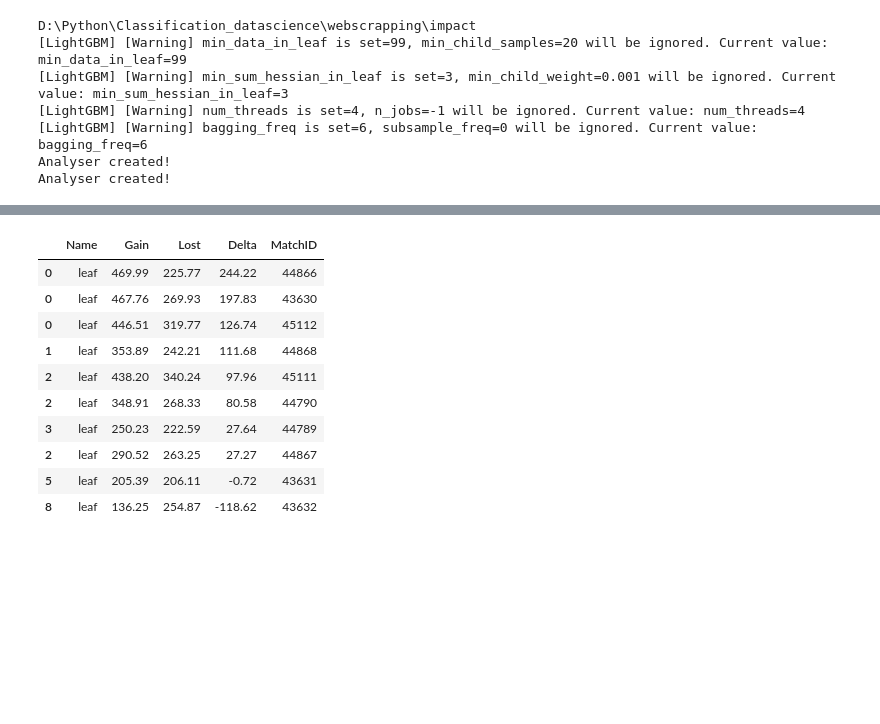
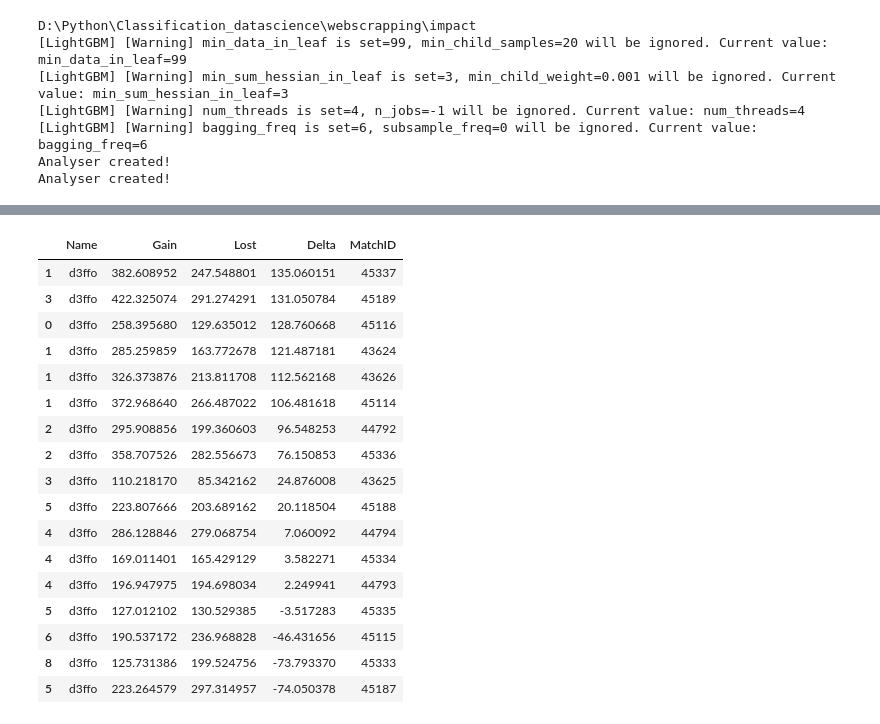
Before and after one commit to mateusb12/valorant_impact, a Jupyter notebook: webscrapping/impact/player_impact_notebook.ipynb, the cells around one changed output, grey strips where cells are left out. Saved outputs shown, nothing was run; the diff lists cells and outputs as text; code cells hidden in the pictures; blank space fills up the shorter version.

```diff
--- a/webscrapping/impact/player_impact_notebook.ipynb
+++ b/webscrapping/impact/player_impact_notebook.ipynb
@@ -11,5 +11,5 @@ D:\Python\Classification_datascience\webscrapping\impact
 Analyser created!
 Analyser created!
 # %%
-pi.get_player_impact_throughout_all_matches("leaf")
+pi.get_player_impact_throughout_all_matches("d3ffo")
 # %% [output]
@@ -36,11 +33,18 @@ Elapsed → 9s | Time per match → 0.14s | Remaining time → 0:00:00 | ETA →
 |  | Name | Gain | Lost | Delta | MatchID |
-| 0 | leaf | 469.99 | 225.77 | 244.22 | 44866 |
-| 0 | leaf | 467.76 | 269.93 | 197.83 | 43630 |
-| 0 | leaf | 446.51 | 319.77 | 126.74 | 45112 |
-| 1 | leaf | 353.89 | 242.21 | 111.68 | 44868 |
-| 2 | leaf | 438.20 | 340.24 | 97.96 | 45111 |
-| 2 | leaf | 348.91 | 268.33 | 80.58 | 44790 |
-| 3 | leaf | 250.23 | 222.59 | 27.64 | 44789 |
-| 2 | leaf | 290.52 | 263.25 | 27.27 | 44867 |
-| 5 | leaf | 205.39 | 206.11 | -0.72 | 43631 |
-| 8 | leaf | 136.25 | 254.87 | -118.62 | 43632 |
+| 1 | d3ffo | 382.608952 | 247.548801 | 135.060151 | 45337 |
+| 3 | d3ffo | 422.325074 | 291.274291 | 131.050784 | 45189 |
+| 0 | d3ffo | 258.395680 | 129.635012 | 128.760668 | 45116 |
+| 1 | d3ffo | 285.259859 | 163.772678 | 121.487181 | 43624 |
+| 1 | d3ffo | 326.373876 | 213.811708 | 112.562168 | 43626 |
+| 1 | d3ffo | 372.968640 | 266.487022 | 106.481618 | 45114 |
+| 2 | d3ffo | 295.908856 | 199.360603 | 96.548253 | 44792 |
+| 2 | d3ffo | 358.707526 | 282.556673 | 76.150853 | 45336 |
+| 3 | d3ffo | 110.218170 | 85.342162 | 24.876008 | 43625 |
+| 5 | d3ffo | 223.807666 | 203.689162 | 20.118504 | 45188 |
+| 4 | d3ffo | 286.128846 | 279.068754 | 7.060092 | 44794 |
+| 4 | d3ffo | 169.011401 | 165.429129 | 3.582271 | 45334 |
+| 4 | d3ffo | 196.947975 | 194.698034 | 2.249941 | 44793 |
+| 5 | d3ffo | 127.012102 | 130.529385 | -3.517283 | 45335 |
+| 6 | d3ffo | 190.537172 | 236.968828 | -46.431656 | 45115 |
+| 8 | d3ffo | 125.731386 | 199.524756 | -73.793370 | 45333 |
+| 5 | d3ffo | 223.264579 | 297.314957 | -74.050378 | 45187 |
```
Also changed, not shown: parts of 1 cell of this notebook, 6 other files.
